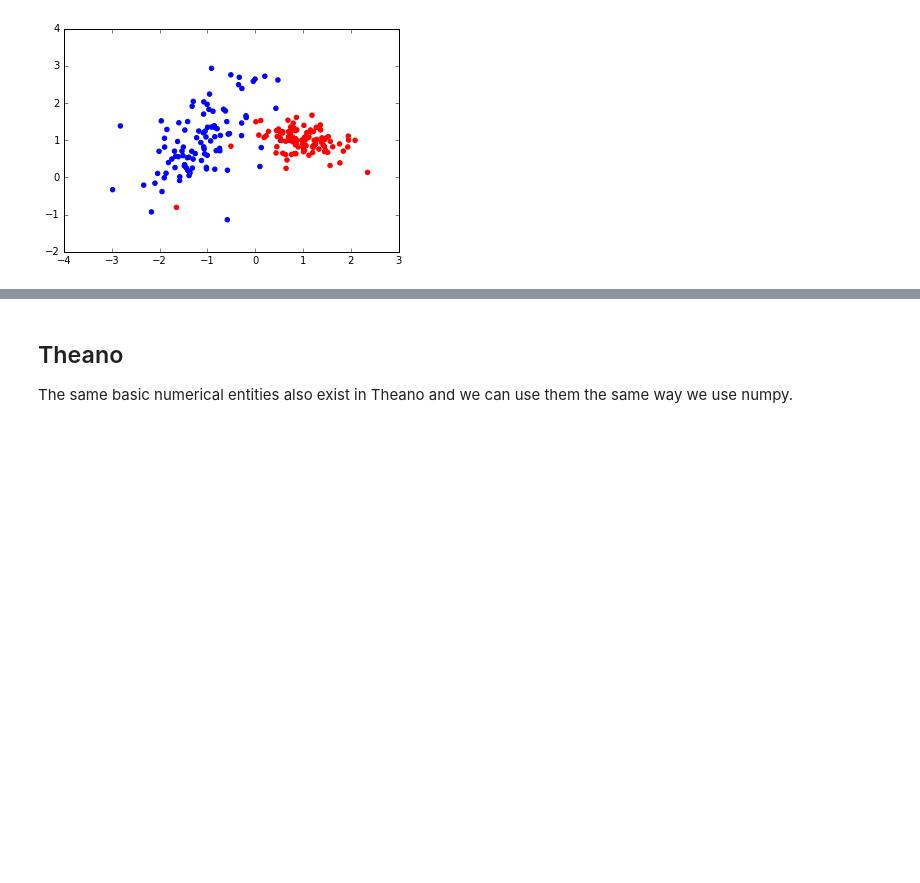
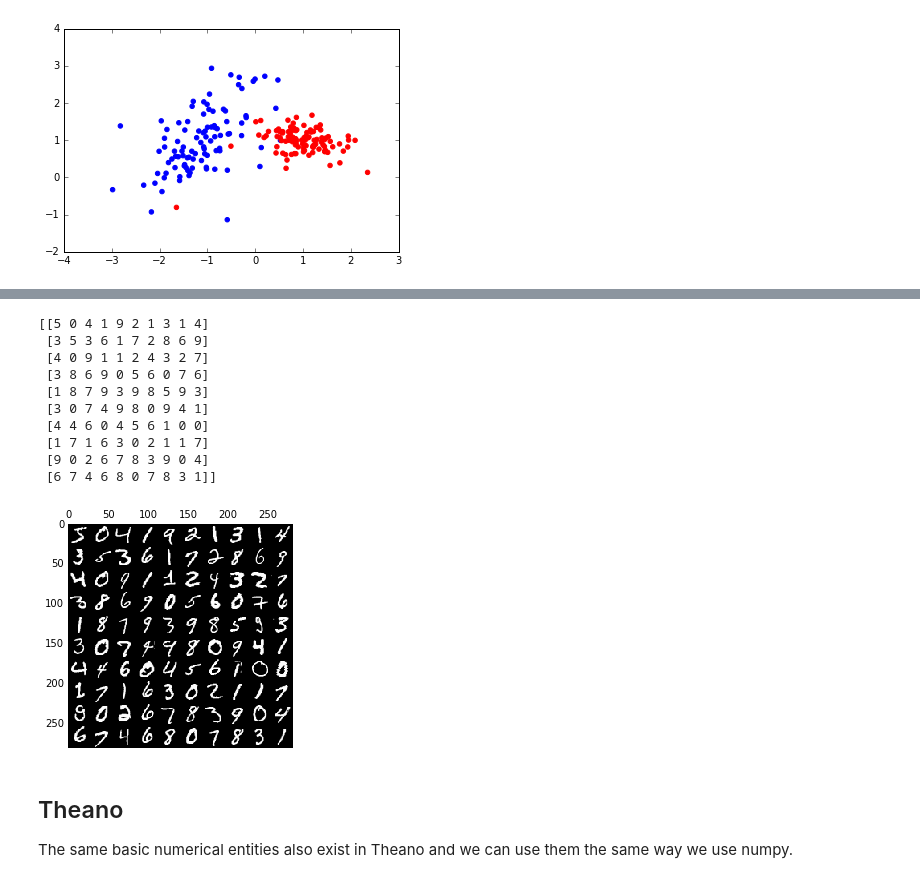
Before and after one commit to eickenberg/theano_presentation_ihp, a Jupyter notebook: Theano_Intro.ipynb, the cells around one changed output, grey strips where cells are left out. Saved outputs shown, nothing was run; the diff lists cells and outputs as text; code cells hidden in the pictures; blank space fills up the shorter version.

```diff
--- a/Theano_Intro.ipynb
+++ b/Theano_Intro.ipynb
@@ -226,3 +222,39 @@ datasets.make_classification?
+# %%
+# Download digits if not provided
+import os, cPickle, gzip
+if not os.path.exists('mnist.pkl'):
+
+    if os.path.exists('mnist.pkl.gz'):
+        mnist = cPickle.load(gzip.open('mnist.pkl.gz'))
+    else:
+        print('Downloading MNIST')
+        import urllib2
+        mnist_file = urllib2.urlopen("http://deeplearning.net/data/mnist/mnist.pkl.gz")
+        out = open('mnist.pkl.gz', 'wb')
+        out.write(mnist_file.read())
+        out.close()
+        mnist = cPickle.load(gzip.open('mnist.pkl.gz'))
+        print('done')
+else:
+    mnist = cPickle.load(open(mnist.pkl))
+
+(Xtrain, ytrain), (Xval, yval), (Xtest, ytest) = mnist
+# %%
+plt.matshow(Xtrain.reshape(-1, 28, 28)[:100].reshape(10, 10, 28, 28).transpose(0, 2, 1, 3).reshape(10 * 28, -1))
+plt.gray()
+print(ytrain[:100].reshape(10, 10))
+# %% [output]
+[[5 0 4 1 9 2 1 3 1 4]
+ [3 5 3 6 1 7 2 8 6 9]
+ [4 0 9 1 1 2 4 3 2 7]
+ [3 8 6 9 0 5 6 0 7 6]
+ [1 8 7 9 3 9 8 5 9 3]
+ [3 0 7 4 9 8 0 9 4 1]
+ [4 4 6 0 4 5 6 1 0 0]
+ [1 7 1 6 3 0 2 1 1 7]
+ [9 0 2 6 7 8 3 9 0 4]
+ [6 7 4 6 8 0 7 8 3 1]]
+[figure, added]
 # %% [markdown]
 ## Theano
 
```
Also changed, not shown: parts of 3 cells of this notebook.
